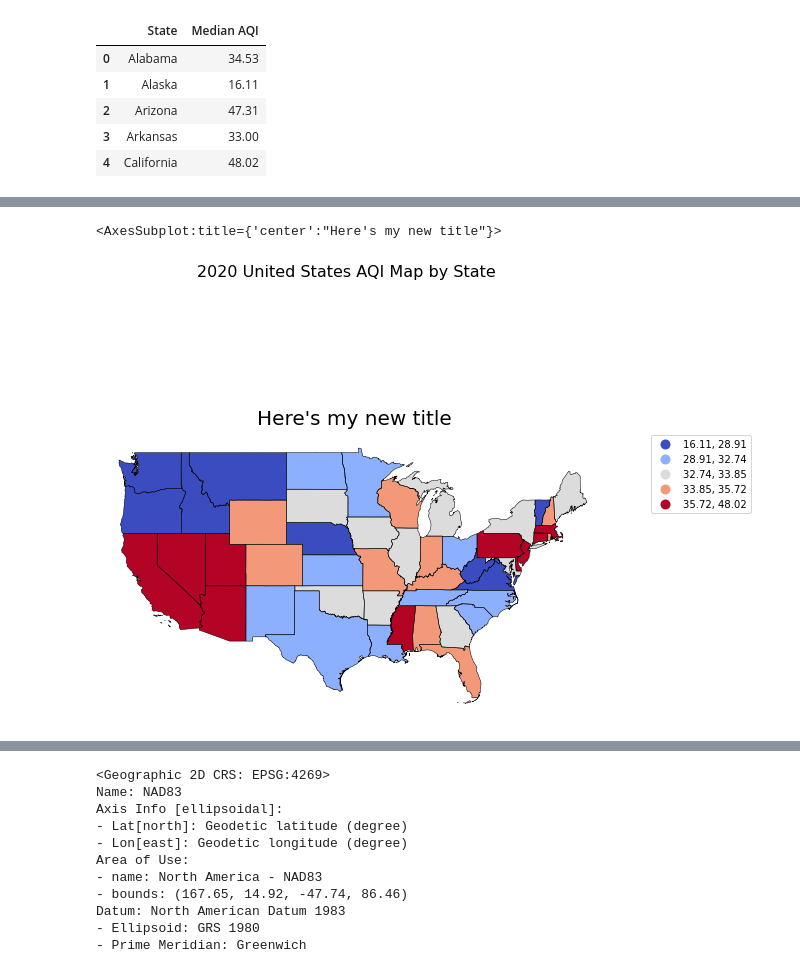
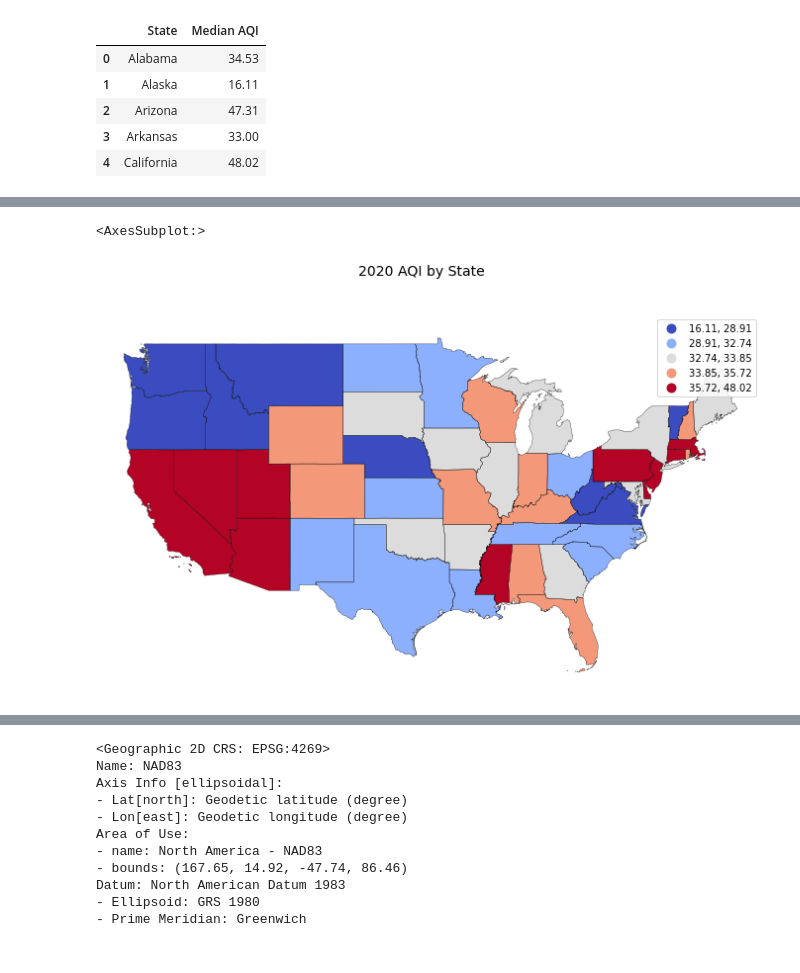
Before and after one commit to mjlaw/FIT_capstone, a Jupyter notebook: Jupyter_notebooks/AQI studies.ipynb, the cells around one changed output, grey strips where cells are left out. Drawn from its saved outputs; the diff is of its cells as text; code cells hidden in the pictures.

```diff
--- a/Jupyter_notebooks/AQI studies.ipynb
+++ b/Jupyter_notebooks/AQI studies.ipynb
@@ -1033,19 +1076,18 @@ geo_merge2020 = stateMap.merge(dAQI2, on='NAME' )
 # %%
 #plot 2020 map
-fig = plt.figure(1, figsize=(9,9))
+fig = plt.figure(1, figsize=(12,7))
 ax = fig.add_subplot()
 
 # US Lower 48 Bounding Box
 # -141.00000, 26.00000, -65.50000, 72.00000
 
 ax.set_xlim(-14100244, -7200000)
 ax.set_ylim(2600000, 6550000)
 ax.set_axis_off()
 
-plt.title("Here's my new title", fontsize = 20)
-fig.suptitle('2020 United States AQI Map by State', fontsize=16)
-stateMap.boundary.plot(ax=ax, color = 'black', linewidth=.5)
-geo_merge2020.plot(ax = ax, column='Median AQI', scheme="quantiles",legend=True,cmap='coolwarm', legend_kwds={'bbox_to_anchor': (1.3, 1)})
+fig.suptitle('2020 AQI by State', fontsize=14)
+stateMap.boundary.plot(ax=ax, color = 'black', linewidth=.3)
+geo_merge2020.plot(ax = ax, column='Median AQI', scheme="quantiles",legend=True,cmap='coolwarm')
 # %% [output]
-<AxesSubplot:title={'center':"Here's my new title"}>
+<AxesSubplot:>
-[figure, old version]
+[figure, new version]
```
Also changed, not shown: parts of 33 cells of this notebook.
